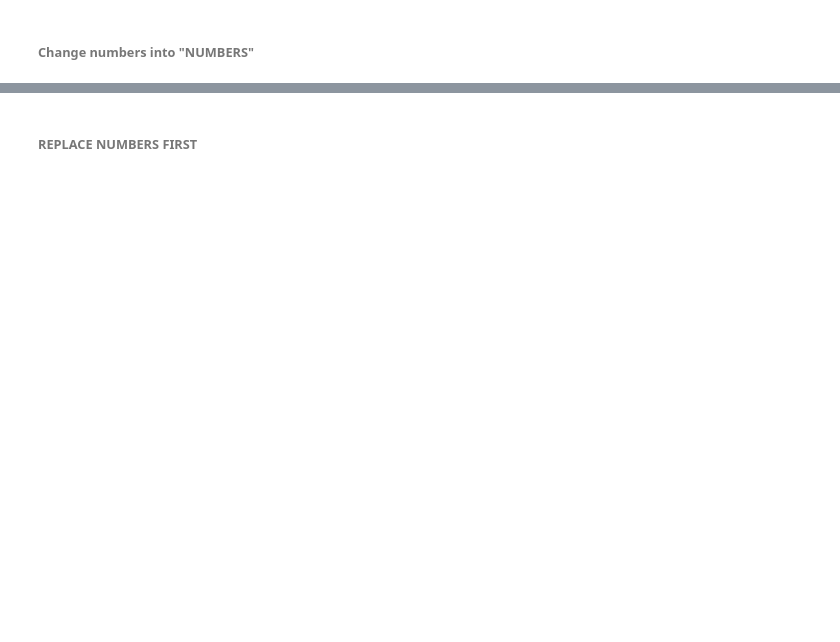
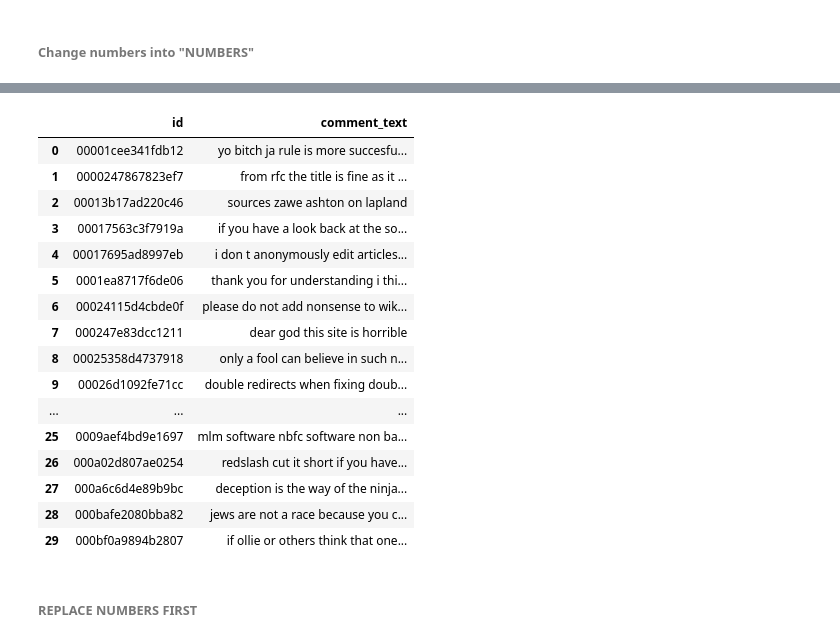
Before and after one commit to PKUGoodSpeed/Kaggle-ToxicClassification, a Jupyter notebook: pkugoodspeed/notebooks/Sentence_Checking_PreProc.ipynb, the cells around one changed output, grey strips where cells are left out. Cells and saved outputs as stored; diff of their text form; code cells hidden in the pictures; blank space fills up the shorter version.

```diff
--- a/pkugoodspeed/notebooks/Sentence_Checking_PreProc.ipynb
+++ b/pkugoodspeed/notebooks/Sentence_Checking_PreProc.ipynb
@@ -358,2 +255,24 @@ hate I hate
+# %%
+test_processed = pd.DataFrame(new_test)
+test_processed.comment_text = trans_text
+display(test_processed[:30])
+# %% [output]
+|  | id | comment_text |
+| 0 | 00001cee341fdb12 | yo bitch ja rule is more succesfu... |
+| 1 | 0000247867823ef7 | from rfc the title is fine as it ... |
+| 2 | 00013b17ad220c46 | sources zawe ashton on lapland |
+| 3 | 00017563c3f7919a | if you have a look back at the so... |
+| 4 | 00017695ad8997eb | i don t anonymously edit articles... |
+| 5 | 0001ea8717f6de06 | thank you for understanding i thi... |
+| 6 | 00024115d4cbde0f | please do not add nonsense to wik... |
+| 7 | 000247e83dcc1211 | dear god this site is horrible |
+| 8 | 00025358d4737918 | only a fool can believe in such n... |
+| 9 | 00026d1092fe71cc | double redirects when fixing doub... |
+| ... | ... | ... |
+| 25 | 0009aef4bd9e1697 | mlm software nbfc software non ba... |
+| 26 | 000a02d807ae0254 | redslash cut it short if you have... |
+| 27 | 000a6c6d4e89b9bc | deception is the way of the ninja... |
+| 28 | 000bafe2080bba82 | jews are not a race because you c... |
+| 29 | 000bf0a9894b2807 | if ollie or others think that one... |
 # %% [markdown]
 ###### REPLACE NUMBERS FIRST
```
Also changed, not shown: parts of 48 cells of this notebook, 3 other files.
